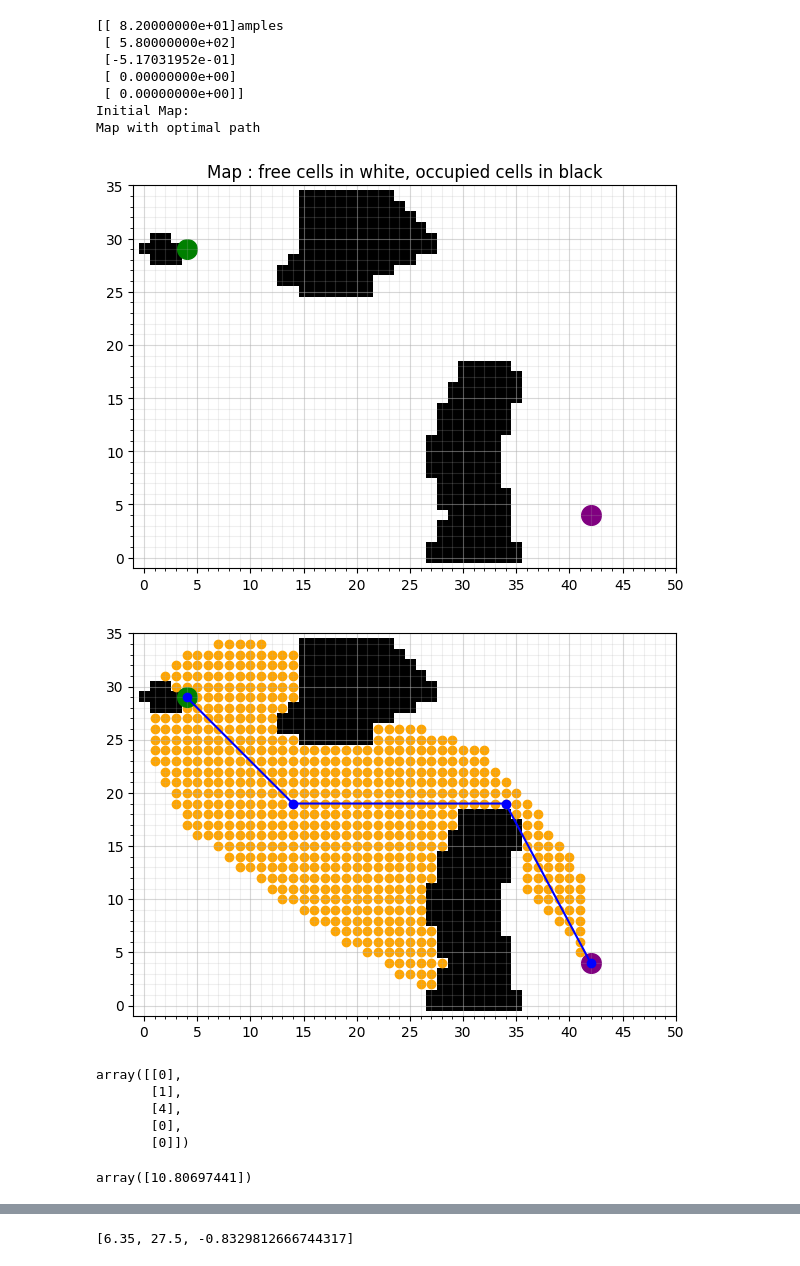
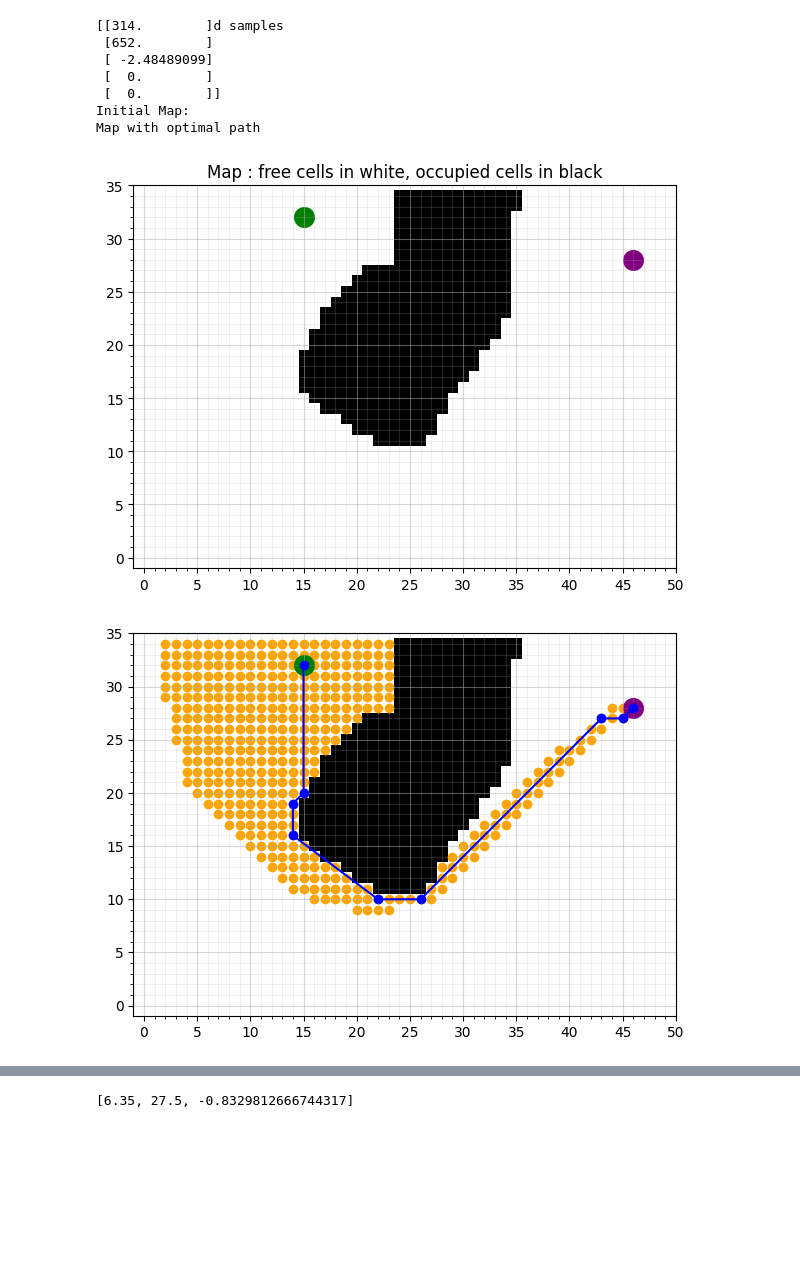
Before and after one commit to einsetumadur/MobileRoboticsG16, a Jupyter notebook: Main_julien.ipynb, the cells around one changed output, grey strips where cells are left out. Saved outputs shown, nothing was run; the diff lists cells and outputs as text; code cells hidden in the pictures; blank space fills up the shorter version.

```diff
--- a/Main_julien.ipynb
+++ b/Main_julien.ipynb
@@ -36,64 +26,0 @@ cap = cv2.VideoCapture(0)
-# %%
-
-
-if REFRAME:
-    Tmap = vs.get_warp(cap,MAP_SHAPE,10,1)
-
-while True:
-    ret,frame = cap.read()
-    if ret:
-        # maps capture to map
-        if REFRAME:
-
-            frame = cv2.warpPerspective(frame,Tmap,MAP_SHAPE)
-        # maps BGR to HLS color space for simplicity
-        HLS = cv2.cvtColor(frame, cv2.COLOR_BGR2HLS_FULL)
-
-
-        fmap = vs.get_grid_fixed_map(frame,(50,35),50, robrad=60)
-
-        # find dest position
-        bool_dest, dest = vs.get_destination(frame)
-
-        if bool_dest:
-            dest = dest/10.0
-            dest[1] = 70-dest[1]
-            dest = gb.convert_to_idx(dest,2)
-            #dest[1]= 35-dest[1]
-            dest = tuple(dest)
-        #dest = gb.convert_to_idx(vs.get_destination(frame)/10.0, 2)
-        # find robot
-            gotpos,robpos,orient, ppmx = vs.get_Robot_position_orientation(HLS,5)
-            if gotpos :
-                start=robpos
-                start[1]= 700 -start[1]
-                state_estimation_prev2 = np.array([[start[0]],[start[1]], [orient], [0],[0]])
-                start = start/10.0
-                print(state_estimation_prev2)
-                start = gb.convert_to_idx(start,2)
-                start = tuple(start)
-                path = gb.global_final(fmap,start,dest, "8N", True)
-                P_estimation_prev = 1000*np.ones(5)
-                break
-# %% [output]
-[[ 8.20000000e+01]amples
- [ 5.80000000e+02]
- [-5.17031952e-01]
- [ 0.00000000e+00]
- [ 0.00000000e+00]]
-Initial Map:
-Map with optimal path
-[figure, removed]
-[figure, removed]
-# %%
- np.array([[0],[1], [4], [0],[0]])
-# %% [output]
-array([[0],
-       [1],
-       [4],
-       [0],
-       [0]])
-# %%
-orient
-# %% [output]
-array([10.80697441])
@@ -99,0 +38,12 @@ array([10.80697441])
+# %%
+path, state_estimation_prev2, P_estimation_prev = th.init(cap, REFRAME, MAP_SHAPE, VISUALIZE)
+# %% [output]
+[[314.        ]d samples
+ [652.        ]
+ [ -2.48489099]
+ [  0.        ]
+ [  0.        ]]
+Initial Map:
+Map with optimal path
+[figure, added]
+[figure, added]
```
Also changed, not shown: parts of 13 cells of this notebook, 1 other file.
